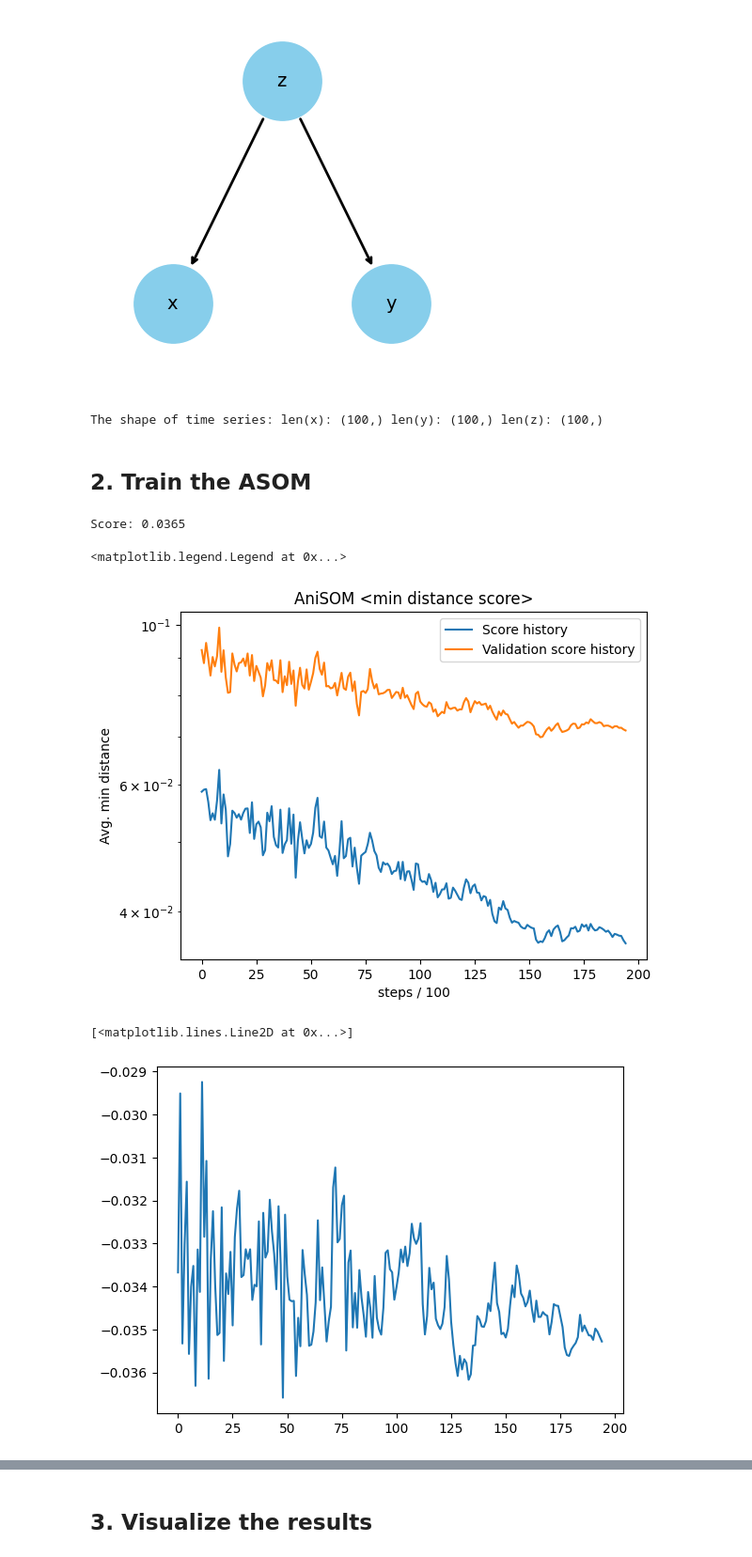
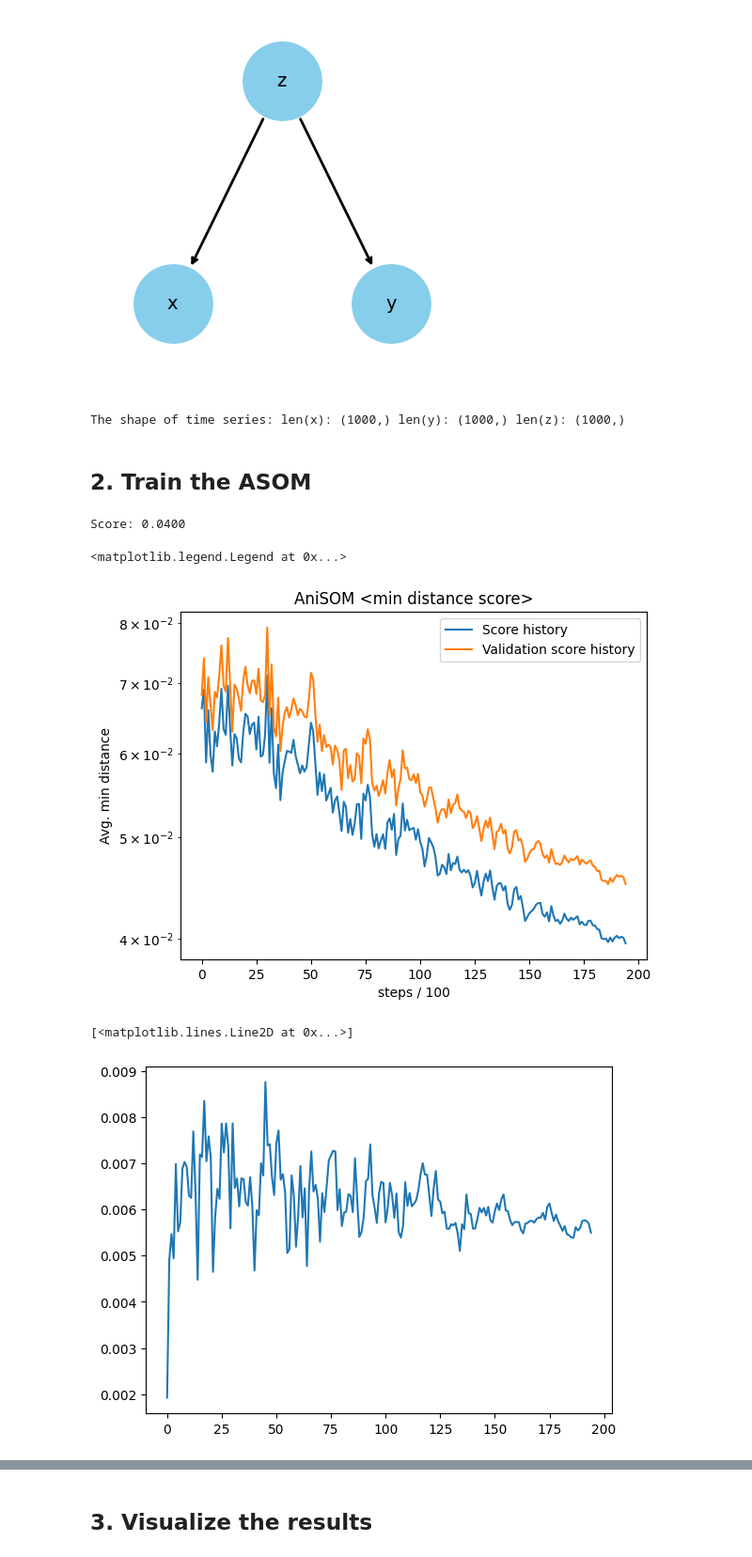
Before and after one commit to tncslab/aniSOM, a Jupyter notebook: examples/anisom_logmap_example.ipynb, the cells around one changed output, grey strips where cells are left out. Shown at 94% size. Saved outputs shown, nothing was run; the diff lists cells and outputs as text; code cells hidden in the pictures.

```diff
--- a/examples/anisom_logmap_example.ipynb
+++ b/examples/anisom_logmap_example.ipynb
@@ -33,7 +36,7 @@ logmapgen_params = dict(N=1,  # number of realizations
 
 dataset, params = gen_logmapdata(logmapgen_params)
 
-n_train = 100  # number of training samples
+n_train = 1_000  # number of training samples
 n_valid = 500  # number of validation samples
 n_test = 500  # number of test samples
 x, y, z = dataset[0][:n_train, 1], dataset[0][:n_train, 2], dataset[0][:n_train, 0]
@@ -62,7 +65,7 @@ Dataset shape:
 # %%
 print("The shape of time series:", "len(x):", x.shape, "len(y):",y.shape, "len(z):",z.shape)
 # %% [output]
-The shape of time series: len(x): (100,) len(y): (100,) len(z): (100,)
+The shape of time series: len(x): (1000,) len(y): (1000,) len(z): (1000,)
 # %% [markdown]
 ## 2. Train the ASOM
 # %%
@@ -128,7 +131,7 @@ anisom_params = dict(
         )
 
 fit_params = dict(
-        epochs=200,
+        epochs=20,
         disable_tqdm=False
         )
 
@@ -156,17 +159,17 @@ plt.yscale('log')
 
 plt.legend()
 # %% [output]
-Score: 0.0365
+Score: 0.0400
 <matplotlib.legend.Legend at 0x...>
-[figure, old version]
+[figure, new version]
 # %%
 # plot the difference between history and validation hittory
 plt.figure()
-plt.plot((np.array(model.score_history[5:]) - np.array(model.validation_score_history[5:])),
+plt.plot(np.abs(np.array(model.score_history[5:]) - np.array(model.validation_score_history[5:])),
          label='train - validation')
 # %% [output]
 [<matplotlib.lines.Line2D at 0x...>]
-[figure, old version]
+[figure, new version]
 # %%
 
 z_pred = scale(z_pred, axis=0)  # scale the predicted latent space
```
Also changed, not shown: parts of 3 cells of this notebook.
